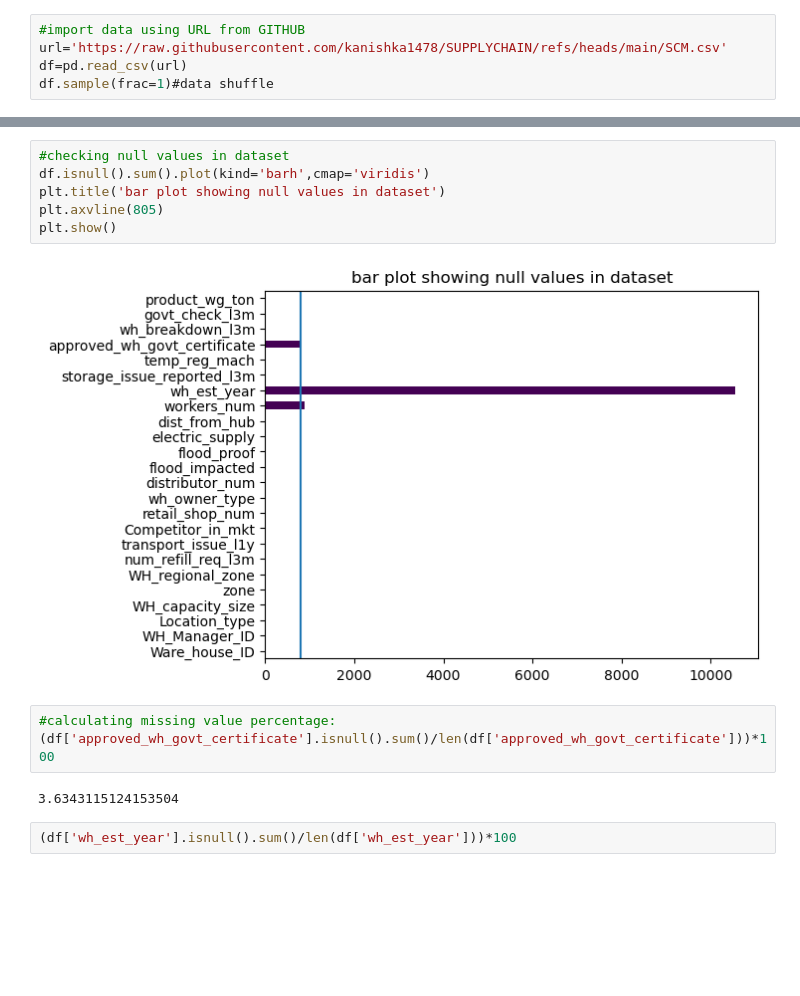
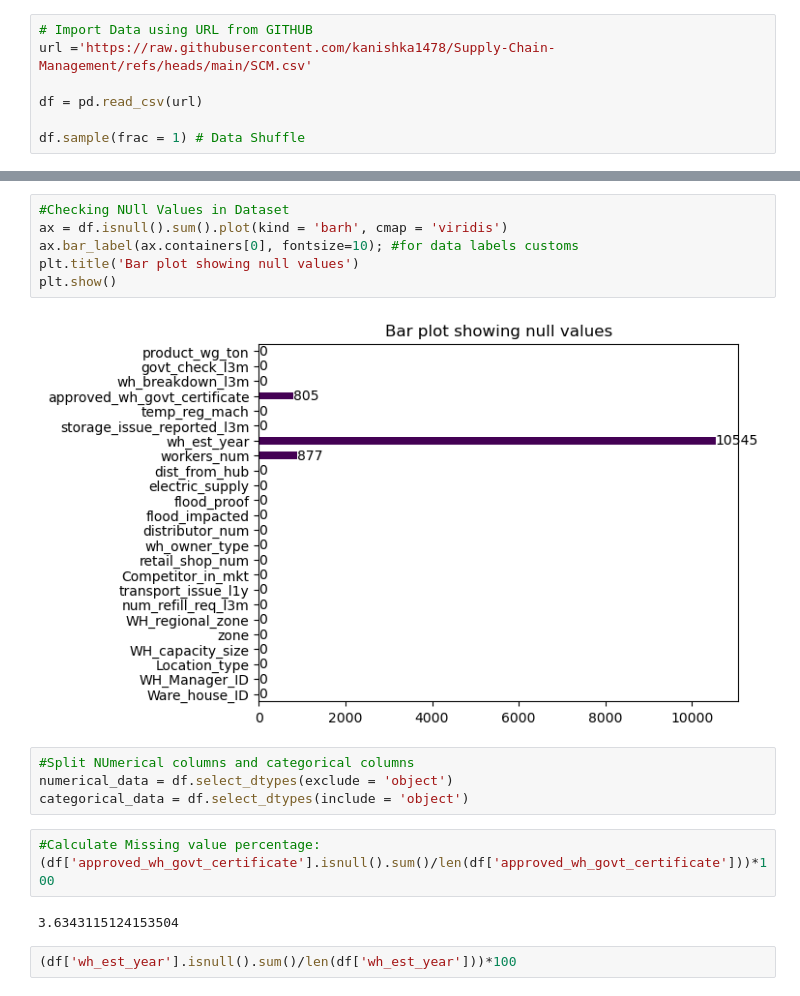
Before and after one commit to kanishka1478/Supply-Chain-Management, a Jupyter notebook: model.ipynb, the cells around one changed output, grey strips where cells are left out. Cells and saved outputs as stored; diff of their text form; blank space fills up the shorter version.

```diff
--- a/model.ipynb
+++ b/model.ipynb
@@ -9,9 +9,11 @@ import matplotlib.pyplot as plt
 import warnings
 warnings.filterwarnings('ignore')
 # %%
-#import data using URL from GITHUB
-url='https://raw.githubusercontent.com/kanishka1478/SUPPLYCHAIN/refs/heads/main/SCM.csv'
-df=pd.read_csv(url)
-df.sample(frac=1)#data shuffle
+# Import Data using URL from GITHUB
+url ='https://raw.githubusercontent.com/kanishka1478/Supply-Chain-Management/refs/heads/main/SCM.csv'
+
+df = pd.read_csv(url)
+
+df.sample(frac = 1) # Data Shuffle
 # %% [output]
 |  | Ware_house_ID | WH_Manager_ID | Location_type | WH_capacity_size | zone | WH_regional_zone | ... |
@@ -69,13 +69,17 @@ df.describe()
 # %%
-#checking null values in dataset
-df.isnull().sum().plot(kind='barh',cmap='viridis')
-plt.title('bar plot showing null values in dataset')
-plt.axvline(805)
+#Checking NUll Values in Dataset
+ax = df.isnull().sum().plot(kind = 'barh', cmap = 'viridis')
+ax.bar_label(ax.containers[0], fontsize=10); #for data labels customs
+plt.title('Bar plot showing null values')
 plt.show()
 # %% [output]
-[figure, old version]
+[figure, new version]
+# %%
+#Split NUmerical columns and categorical columns
+numerical_data = df.select_dtypes(exclude = 'object')
+categorical_data = df.select_dtypes(include = 'object')
 # %%
-#calculating missing value percentage:
+#Calculate Missing value percentage:
 (df['approved_wh_govt_certificate'].isnull().sum()/len(df['approved_wh_govt_certificate']))*100
 # %% [output]
 3.6343115124153504
```
Also changed, not shown: parts of 64 cells of this notebook.
